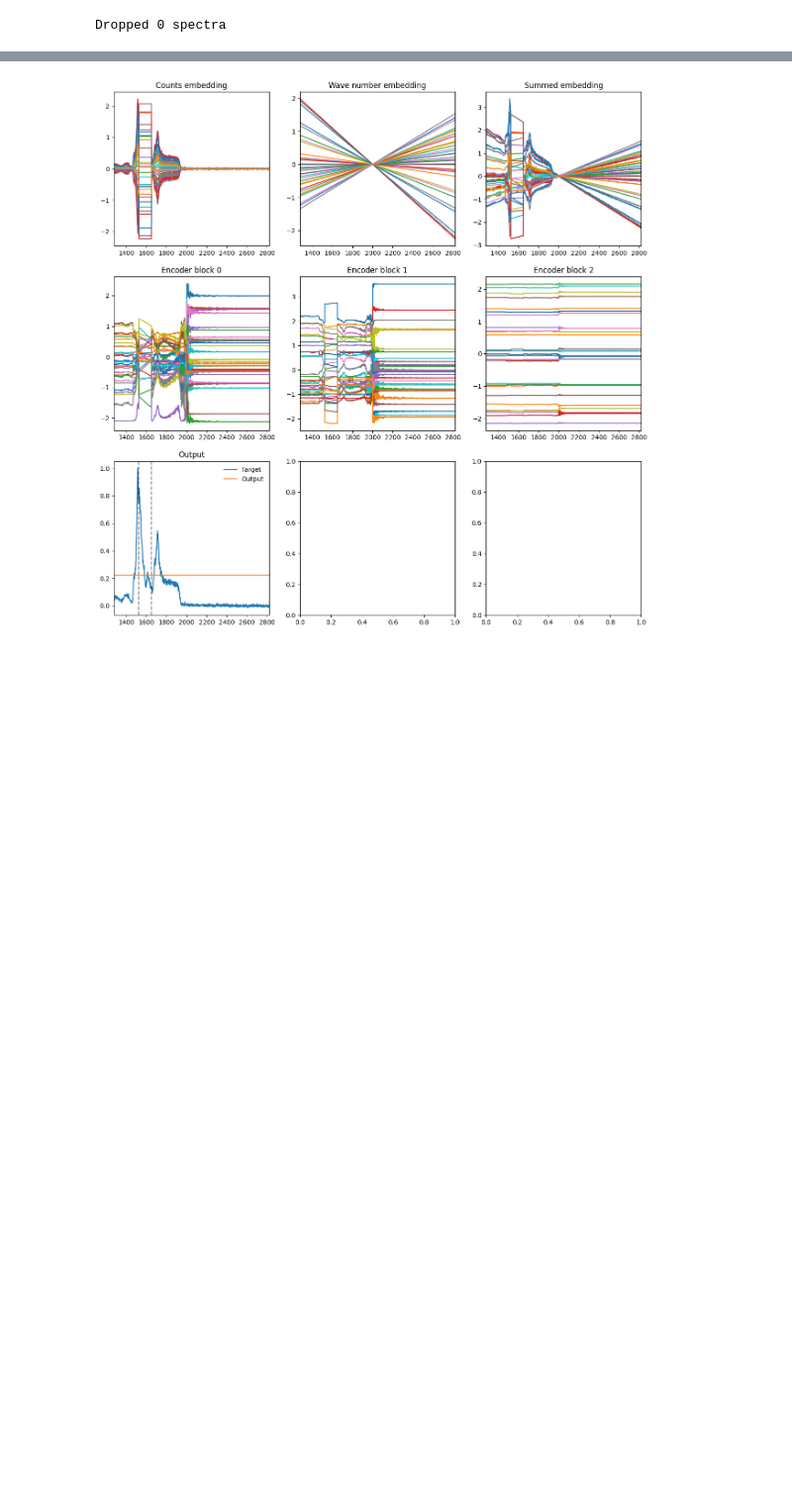
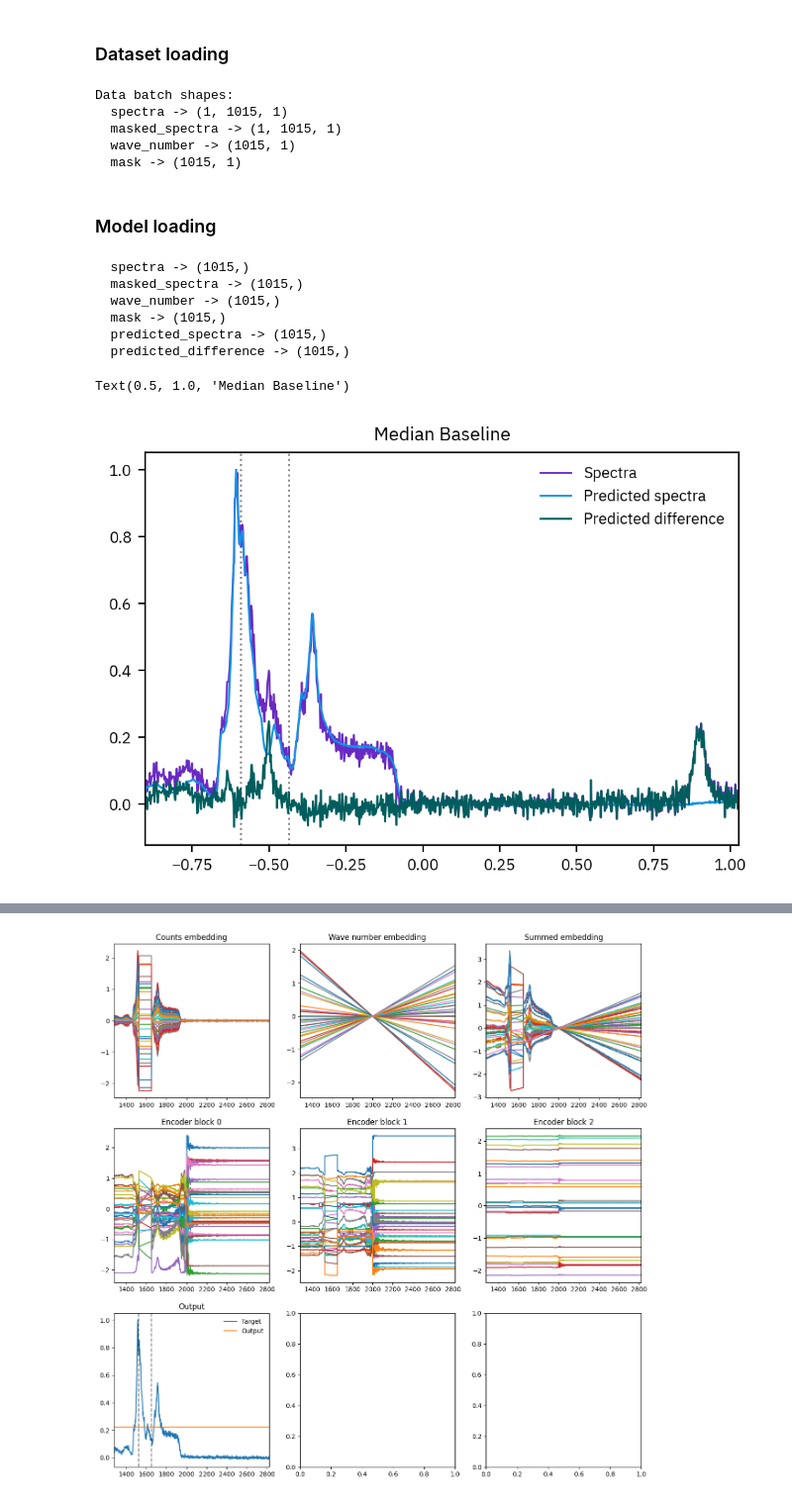
Before and after one commit to pietronvll/spectraformer, a Jupyter notebook: spectraformer/_devnb.ipynb, the cells around one changed output, grey strips where cells are left out. Shown at 99% size. Cells and saved outputs as stored; diff of their text form; code cells hidden in the pictures; blank space fills up the shorter version.

```diff
--- a/spectraformer/_devnb.ipynb
+++ b/spectraformer/_devnb.ipynb
@@ -18,10 +12,0 @@ import optax
-# %%
-ds = xr.load_dataarray('../data/SiC_19x10x3.nc')
-filtered_ds = preprocess_dataset(ds, verbose = True)
-mask_window: tuple = (1525, 1650)
-attn_mask = ~(
-        (filtered_ds.wave_number < mask_window[1]) & (filtered_ds.wave_number > mask_window[0])
-    ).values
-masked_ds = mask_dataset(filtered_ds, mask_window=mask_window)
-# %% [output]
-Dropped 0 spectra
@@ -121 +13,44 @@ def train_step(state: TrainState, batch, dropout_key):
+# %% [markdown]
+### Dataset loading
+# %%
+train_ds = preprocess_dataset(xr.load_dataarray('../data/SiC_19x10x3.nc'))
+test_ds = preprocess_dataset(xr.load_dataarray('../data/SiC+Graphene_50x20.nc'))
+
+dummy_example = next(batch_sampler(train_ds, batch_size=1))
+print("Data batch shapes:")
+for k, v in dummy_example.items():
+    print(f"  {k} -> {v.shape}")
+# %% [output]
+Data batch shapes:
+  spectra -> (1, 1015, 1)
+  masked_spectra -> (1, 1015, 1)
+  wave_number -> (1015, 1)
+  mask -> (1015, 1)
+# %% [markdown]
+### Model loading
+# %%
+from pathlib import Path
+from inference import predict, plot_results
+import orbax.checkpoint as ocp
+checkpointer = ocp.StandardCheckpointer()
+ckpt_dir = Path('../checkpoints').resolve()
+test_batch = next(batch_sampler(test_ds, batch_size=1))
+# %%
+median_baseline_variables = checkpointer.restore(ckpt_dir / 'median/100x10')
+baseline_predictions = predict(baselines.median, median_baseline_variables, test_batch)
+for k, v in baseline_predictions.items():
+    print(f"  {k} -> {v.shape}")
+# %% [output]
+  spectra -> (1015,)
+  masked_spectra -> (1015,)
+  wave_number -> (1015,)
+  mask -> (1015,)
+  predicted_spectra -> (1015,)
+  predicted_difference -> (1015,)
+# %%
+fig, ax = plot_results(baseline_predictions)
+ax.set_title('Median Baseline')
+# %% [output]
+Text(0.5, 1.0, 'Median Baseline')
+[figure, added]
 # %%
```
Also changed, not shown: parts of 12 cells of this notebook, 8 other files.
